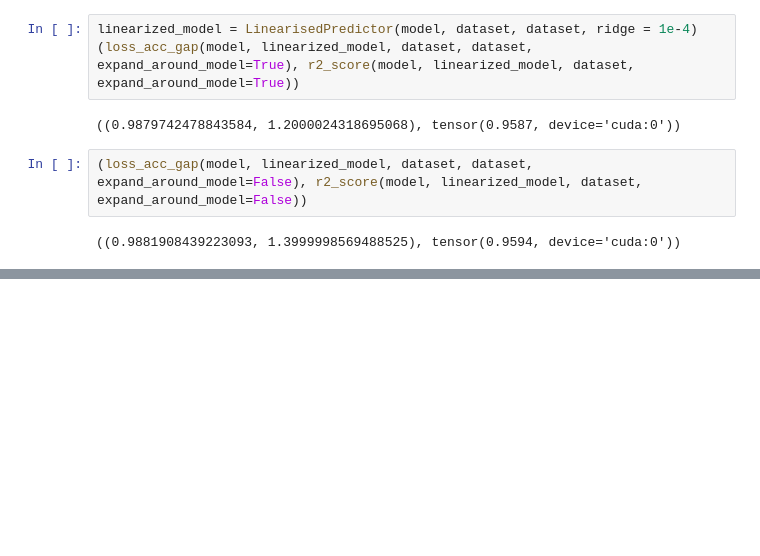
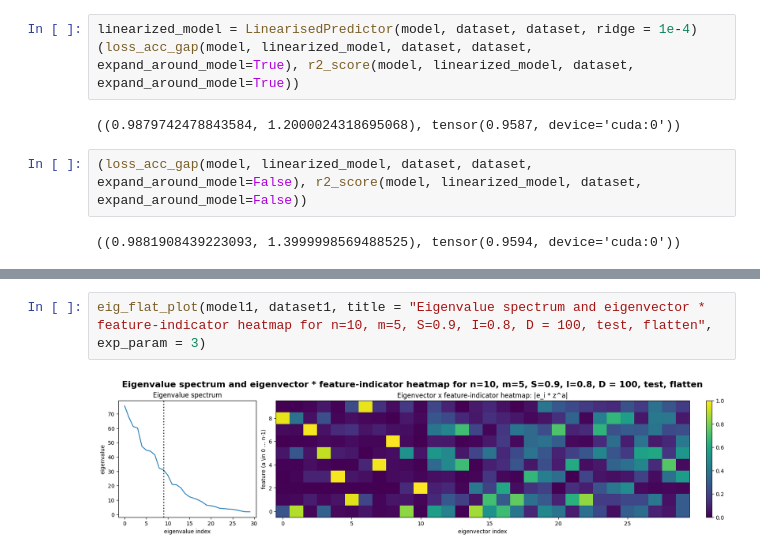
Before and after one commit to jylin04/mi-ntk, a Jupyter notebook: tms_exploration.ipynb, the cells around one changed output, grey strips where cells are left out. Cells and saved outputs as stored; diff of their text form; blank space fills up the shorter version.

```diff
--- a/tms_exploration.ipynb
+++ b/tms_exploration.ipynb
@@ -470,0 +609,4 @@ linearized_model = LinearisedPredictor(model, dataset, dataset, ridge = 1e-4)
+# %%
+eig_flat_plot(model1, dataset1, title = "Eigenvalue spectrum and eigenvector * feature-indicator heatmap for n=10, m=5, S=0.9, I=0.8, D = 100, test, flatten", exp_param = 3)
+# %% [output]
+[figure, added]
```
Also changed, not shown: parts of 22 cells of this notebook.
